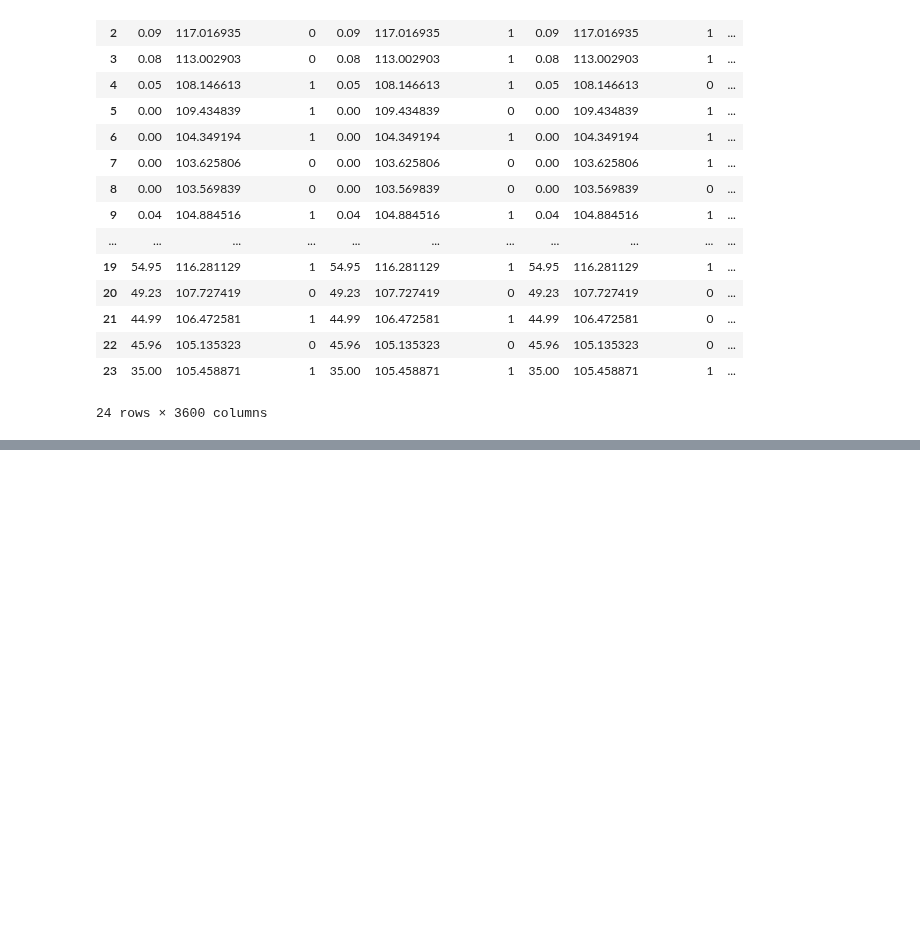
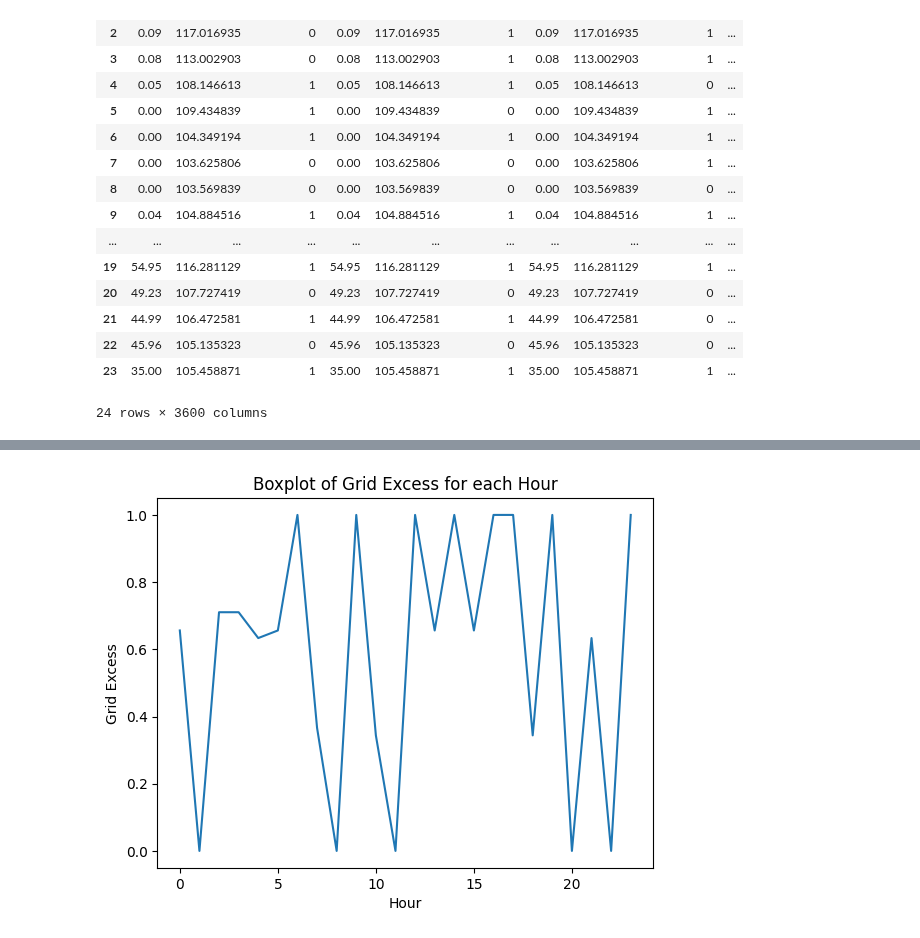
Before and after one commit to Max-f123/Renewables_in_Electricity_Markets, a Jupyter notebook: Assignment2/data/scenario_creator.ipynb, the cells around one changed output, grey strips where cells are left out. Drawn from its saved outputs; the diff is of its cells as text; code cells hidden in the pictures; blank space fills up the shorter version.

```diff
--- a/Assignment2/data/scenario_creator.ipynb
+++ b/Assignment2/data/scenario_creator.ipynb
@@ -87,0 +143,11 @@ scenarios_df.to_csv('scenarios.csv', index=False)
+# %%
+#same for grid excess
+fig, ax = plt.subplots()
+grid_excess_data.T.mean().plot(ax=ax)
+ax.set_ylabel('Grid Excess')
+ax.set_xlabel('Hour')
+plt.title('Boxplot of Grid Excess for each Hour')
+#plt.savefig('grid_excess_boxplot.png')
+plt.show()
+# %% [output]
+[figure, added]
```
Also changed, not shown: parts of 5 cells of this notebook, 9 other files.
